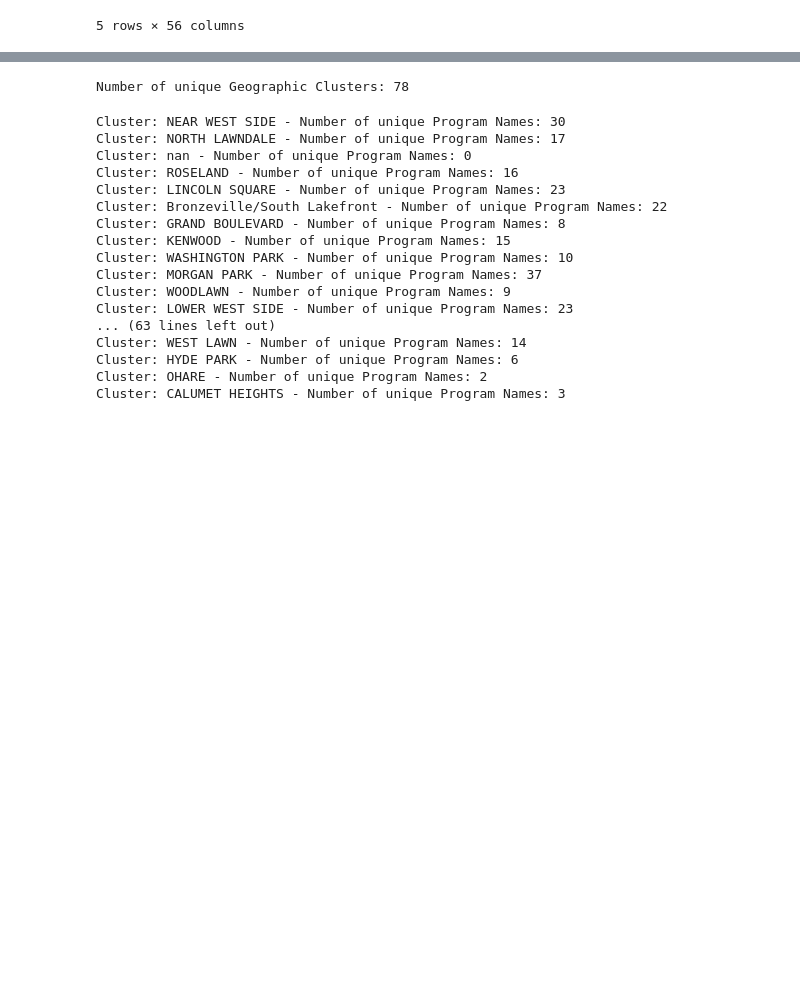
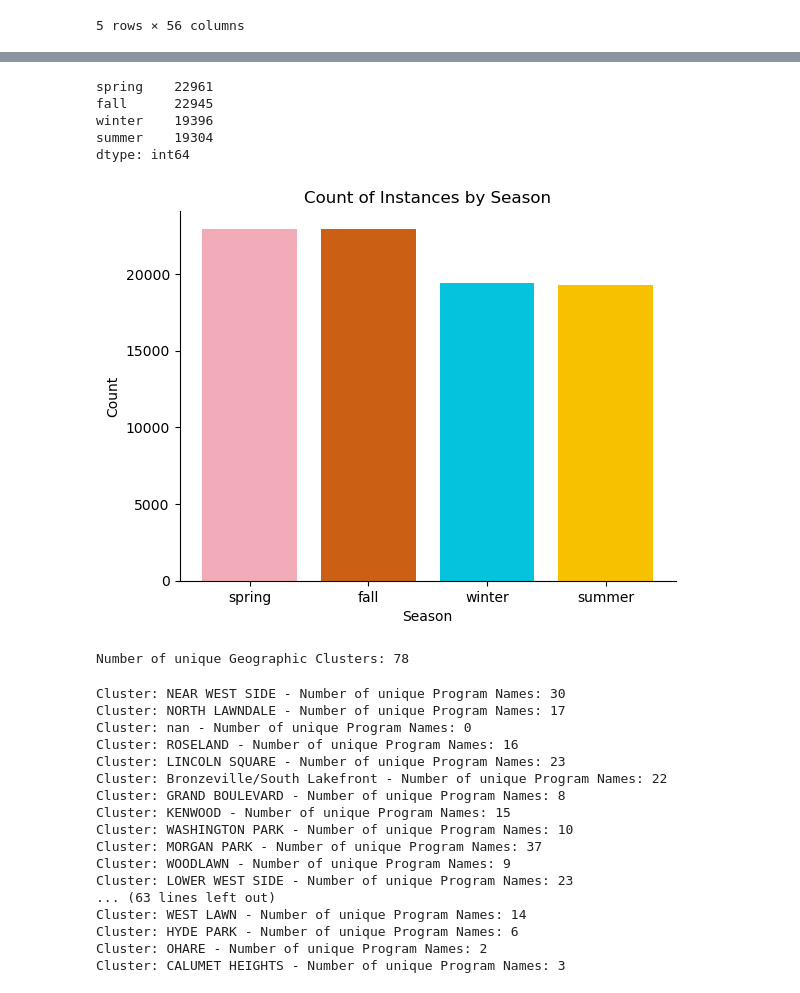
Before and after one commit to ishasharma2/stat390, a Jupyter notebook: eda.ipynb, the cells around one changed output, grey strips where cells are left out. Saved outputs shown, nothing was run; the diff lists cells and outputs as text; code cells hidden in the pictures; blank space fills up the shorter version.

Commit message:
New bar plot for seasonal counts

```diff
--- a/eda.ipynb
+++ b/eda.ipynb
@@ -26,12 +26,11 @@ data.head()
 5 rows × 56 columns
 # %%
 # get rid of some columns we may not need (for now)
-clean_data = data[data['Max Age'] <= 25]
+clean_data = data[data['Min Age'] <= 25]
 
-# len(clean_data): 54109
+# len(clean_data): 84606
 
-cols_to_drop = ['Logo Url', 'Contact Phone', 'Program Provides Free Food', 'Program Pays Participants',
-                'Program Has Scholarships', 'Mon Start Time', 'Mon End Time', 'Tues Start Time', 'Tues End Time',
+cols_to_drop = ['Logo Url', 'Contact Phone', 'Mon Start Time', 'Mon End Time', 'Tues Start Time', 'Tues End Time',
                 'Wed End Time', 'Wed Start Time', 'Thurs Start Time', 'Thurs End Time', 'Fri Start Time', 'Fri End Time',
                 'Sat Start Time', 'Sat End Time', 'Sun Start Time', 'Sun End Time', 'Scheduled Sun', 'Scheduled Mon', 'Scheduled Tues',
                 'Scheduled Wed', 'Scheduled Thurs', 'Scheduled Fri', 'Scheduled Sat', 'Start Time', 'End Time', 'Registration Open',
@@ -52,3 +52,44 @@ clean_data.head()
+# %%
+clean_data['Start Date'] = pd.to_datetime(clean_data['Start Date'], format='%m/%d/%y')
+
+months = clean_data['Start Date'].dt.month
+
+seasons = []
+for month in months:
+    if month in [12, 1, 2]:
+        seasons.append('winter')
+    elif month in [3, 4, 5]:
+        seasons.append('spring')
+    elif month in [6, 7, 8]:
+        seasons.append('summer')
+    else:
+        seasons.append('fall')
+
+# Count the number of instances for each season
+season_counts = pd.Series(seasons).value_counts()
+print(season_counts)
+
+# Create a bar plot of the season counts
+colors = {'winter': '#05C3DD', 'spring': '#F1ABB9', 'summer': '#f8c100', 'fall': '#CB6015'}
+
+fig, ax = plt.subplots()
+ax.bar(season_counts.index, season_counts.values, color=[colors[season] for season in season_counts.index])
+
+ax.set_xlabel('Season')
+ax.set_ylabel('Count')
+ax.set_title('Count of Instances by Season')
+
+ax.spines['top'].set_visible(False)
+ax.spines['right'].set_visible(False)
+
+plt.show()
+# %% [output]
+spring    22961
+fall      22945
+winter    19396
+summer    19304
+dtype: int64
+[figure, added]
 # %%
 num_clusters = clean_data['Geographic Cluster Name'].nunique()
 
```
Also changed, not shown: parts of 1 cell of this notebook.
